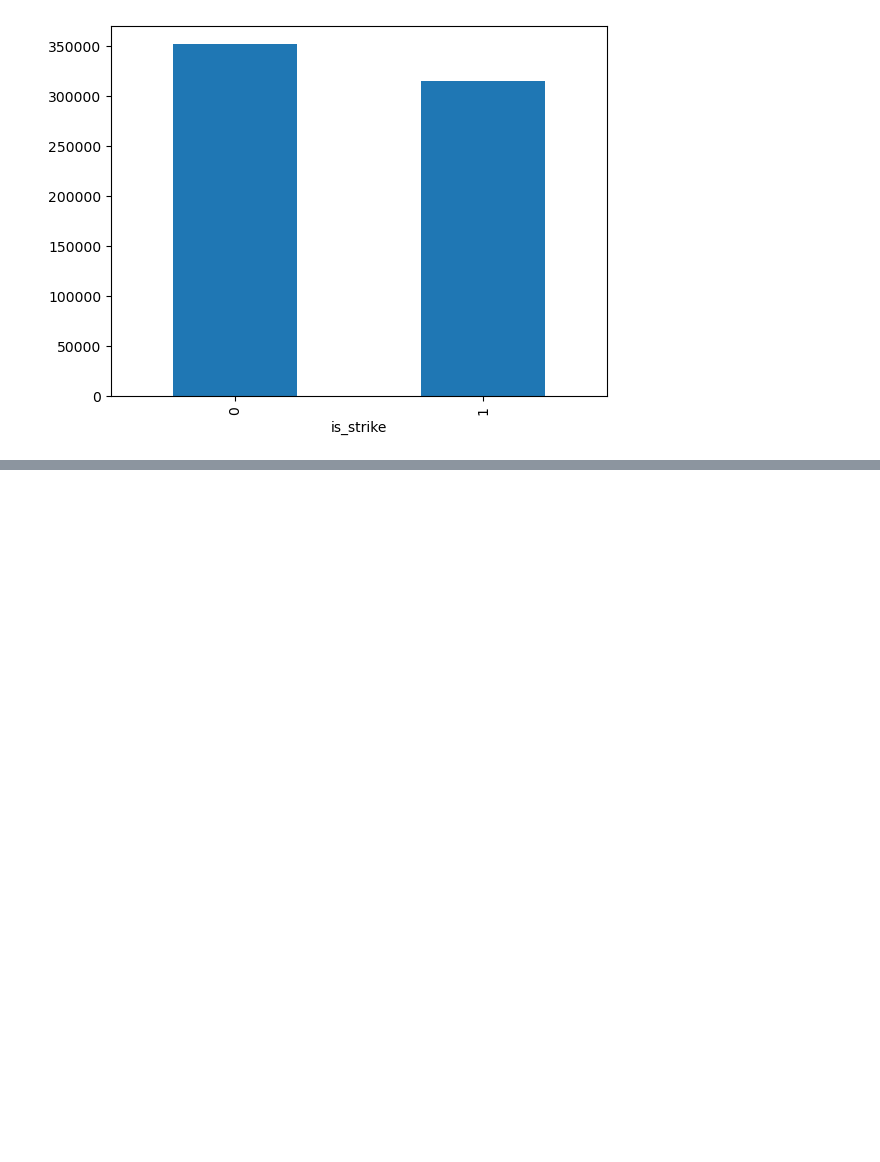
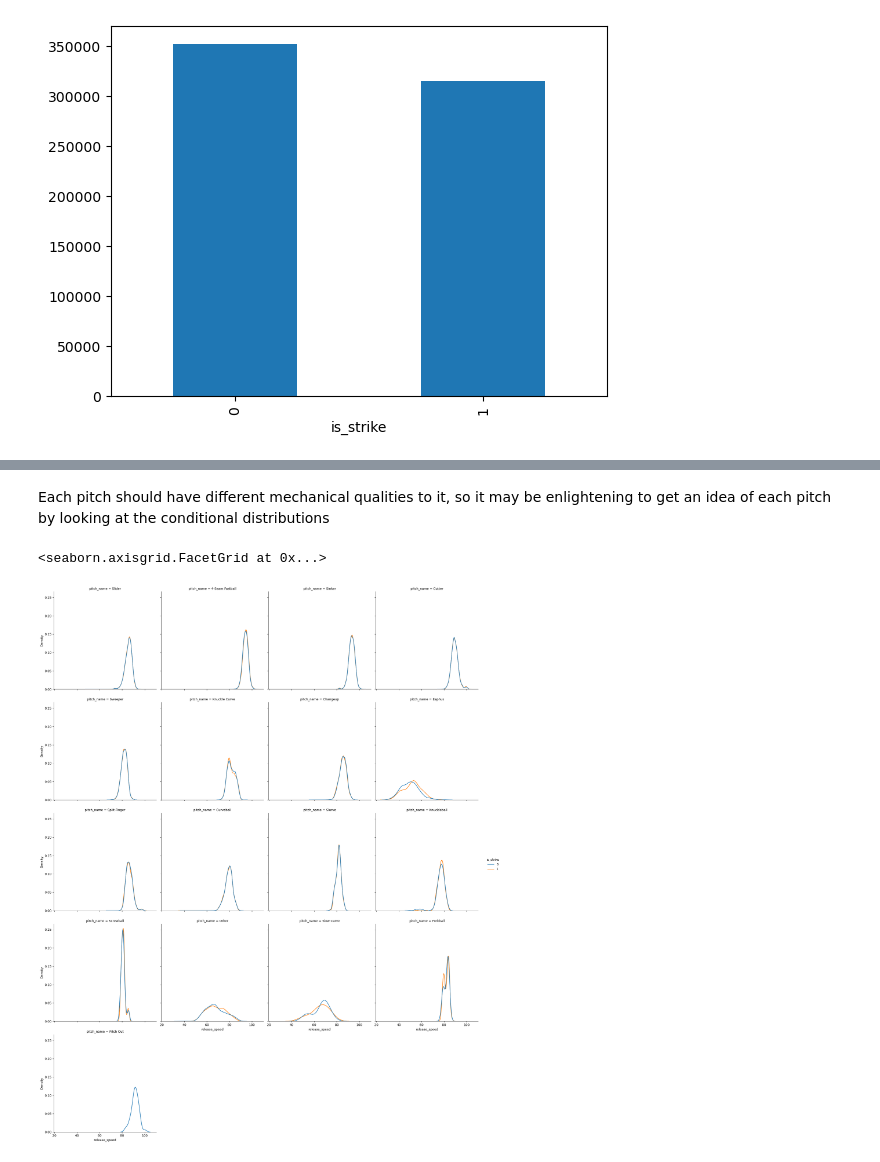
Before and after one commit to OffBayes/Strikeout-Prediction---2024, a Jupyter notebook: Strikeout-EDA.ipynb, the cells around one changed output, grey strips where cells are left out. Saved outputs shown, nothing was run; the diff lists cells and outputs as text; code cells hidden in the pictures; blank space fills up the shorter version.

```diff
--- a/Strikeout-EDA.ipynb
+++ b/Strikeout-EDA.ipynb
@@ -78,0 +86,7 @@ ValueError: could not convert string to float: 'SL'
+# %% [markdown]
+Each pitch should have different mechanical qualities to it, so it may be enlightening to get an idea of each pitch by looking at the conditional distributions
+# %%
+sns.displot(training_data_df, x="release_speed", col="pitch_name", kind = "kde", hue = "is_strike", col_wrap = 4, common_norm = False)
+# %% [output]
+<seaborn.axisgrid.FacetGrid at 0x...>
+[figure, added]
```
Also changed, not shown: parts of 10 cells of this notebook.
